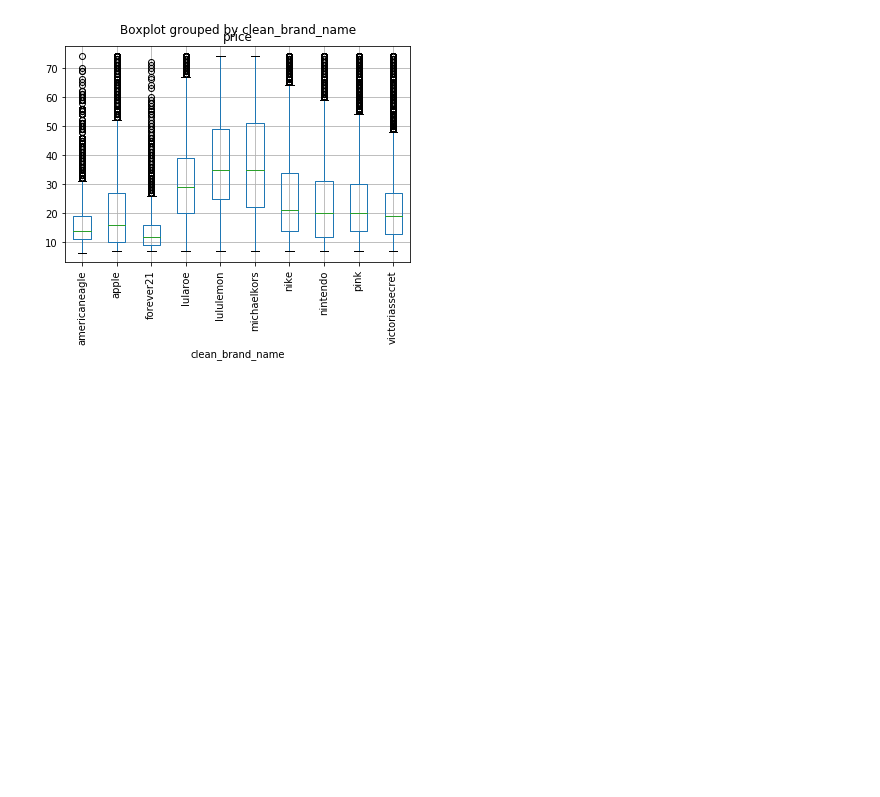
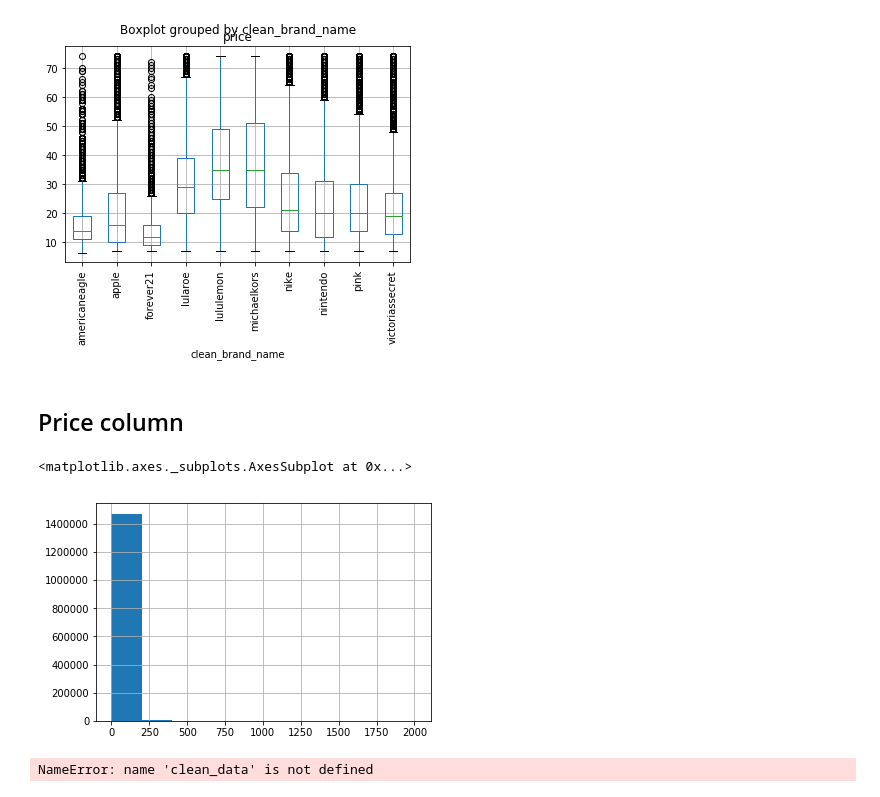
Before and after one commit to j2colaco/mercari_price_suggestion, a Jupyter notebook: eda_2019-05-29.ipynb, the cells around one changed output. Saved outputs shown, nothing was run; the diff lists cells and outputs as text; code cells hidden in the pictures; blank space fills up the shorter version.

```diff
--- a/eda_2019-05-29.ipynb
+++ b/eda_2019-05-29.ipynb
@@ -564,3 +555,16 @@ plt.xticks(rotation=90)
 (array([ 1,  2,  3,  4,  5,  6,  7,  8,  9, 10]),
  <a list of 10 Text xticklabel objects>)
 [figure]
+# %% [markdown]
+## Price column
+# %%
+clean_data.price.hist()
+# %% [output]
+<matplotlib.axes._subplots.AxesSubplot at 0x...>
+[figure, added]
+# %%
+price_wo_outliers =clean_data[(clean_data['price']>clean_data.price.quantile(.05)) &
+                     (clean_data['price']<clean_data.price.quantile(.95))]
+price_wo_outliers.price.hist()
+# %% [output]
+NameError: name 'clean_data' is not defined
```
Also changed, not shown: parts of 1 cell of this notebook, 7 other files.
